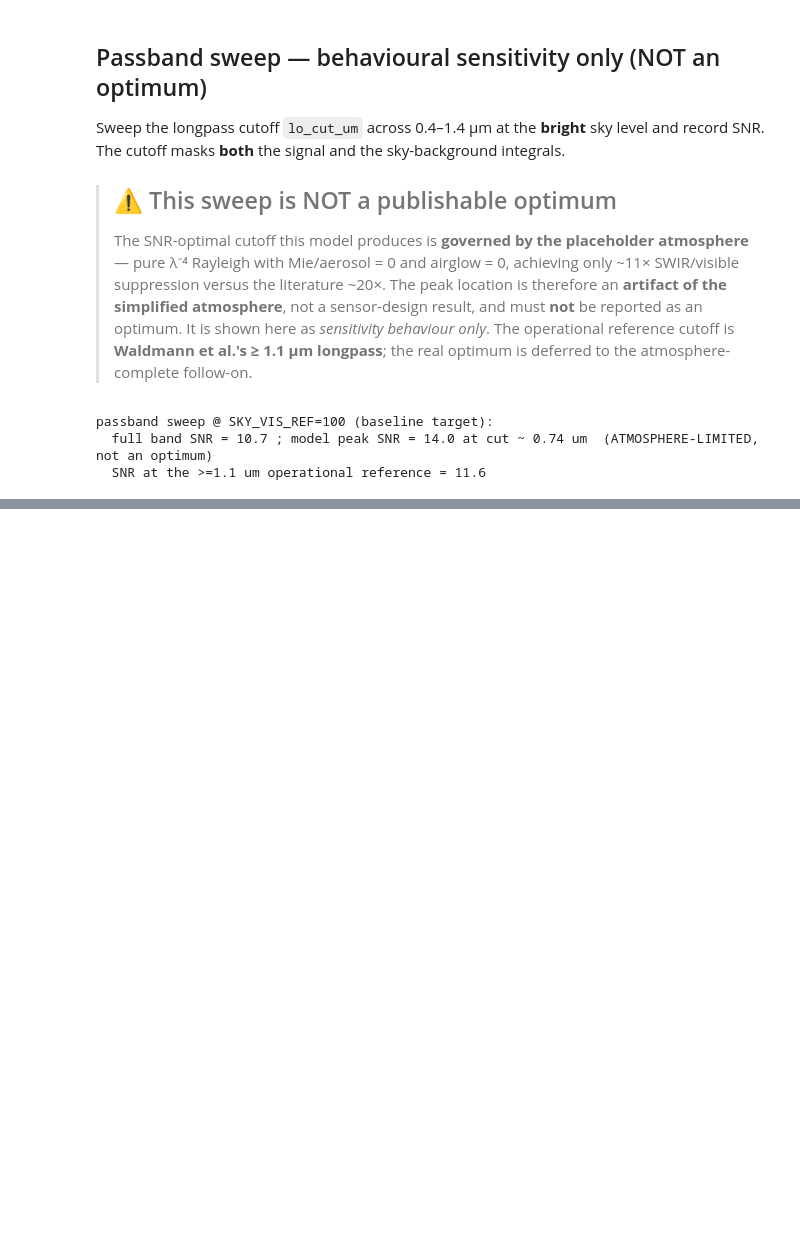
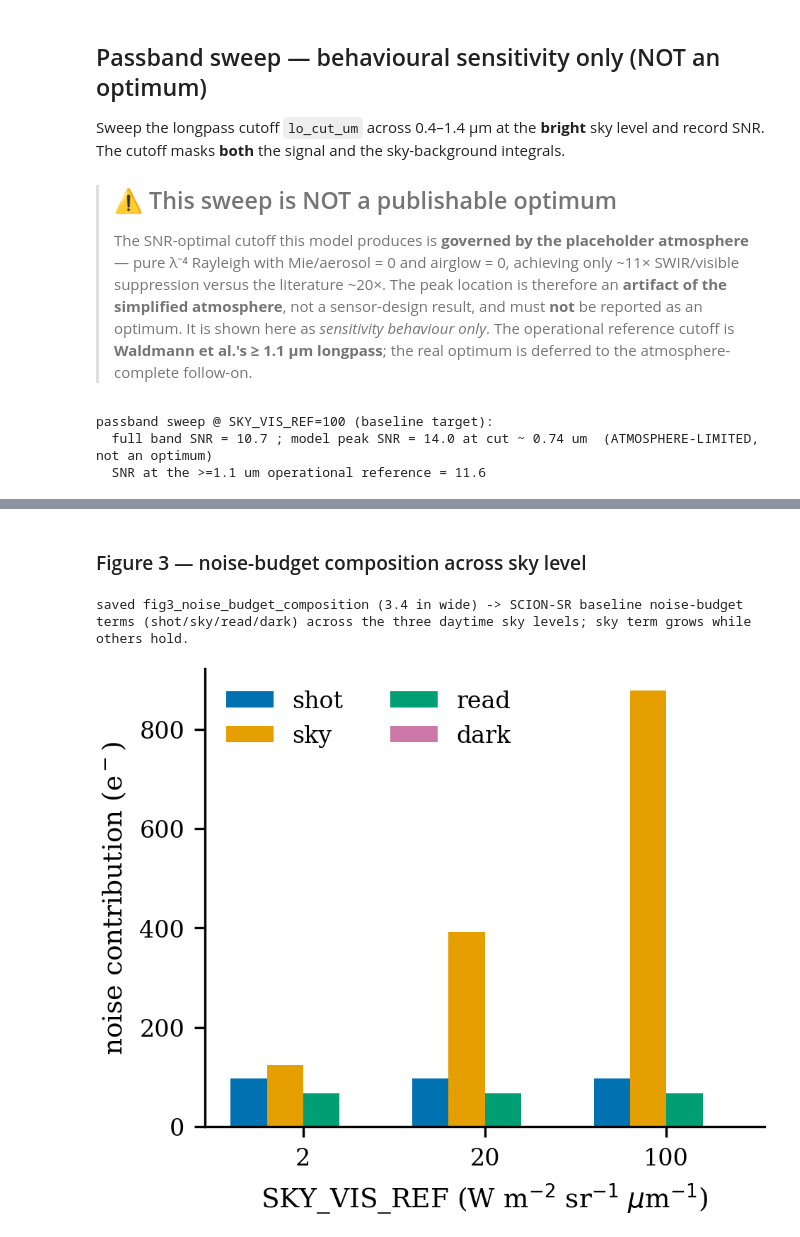
Before and after one commit to KevinKearney/SatSim, a Jupyter notebook: notebooks/radiometric_detector_comparison.ipynb, the cells around one changed output, grey strips where cells are left out. Drawn from its saved outputs; the diff is of its cells as text; code cells hidden in the pictures; blank space fills up the shorter version.

```diff
--- a/notebooks/radiometric_detector_comparison.ipynb
+++ b/notebooks/radiometric_detector_comparison.ipynb
@@ -664,0 +753,20 @@ passband sweep @ SKY_VIS_REF=100 (baseline target):
+# %% [markdown]
+### Figure 3 — noise-budget composition across sky level
+# %%
+terms_order = ["shot", "sky", "read", "dark"]
+term_cols   = {"shot":CB["blue"], "sky":CB["orange"], "read":CB["green"], "dark":CB["purple"]}
+vals = {term: [run_detector(DET, sky_vis=sv)["terms"][term] for sv in SKY_LEVELS] for term in terms_order}   # baseline target
+
+fig, ax = plt.subplots(figsize=(FIGW_SINGLE, 2.8))
+x = np.arange(len(SKY_LEVELS)); w = 0.2
+for i, term in enumerate(terms_order):
+    ax.bar(x + (i-1.5)*w, vals[term], w, color=term_cols[term], label=term)
+ax.set_xticks(x); ax.set_xticklabels(["%g" % s for s in SKY_LEVELS])
+ax.set_xlabel(r"SKY_VIS_REF (W m$^{-2}$ sr$^{-1}$ $\mu$m$^{-1}$)")
+ax.set_ylabel(r"noise contribution (e$^-$)")
+ax.legend(ncol=2, loc="upper left")
+save_fig(fig, "fig3_noise_budget_composition", "SCION-SR baseline noise-budget terms (shot/sky/read/dark) across the three daytime sky levels; sky term grows while others hold.", FIGW_SINGLE)
+plt.show()
+# %% [output]
+saved fig3_noise_budget_composition (3.4 in wide) -> SCION-SR baseline noise-budget terms (shot/sky/read/dark) across the three daytime sky levels; sky term grows while others hold.
+[figure, added]
```
Also changed, not shown: parts of 10 cells of this notebook, 10 other files.
